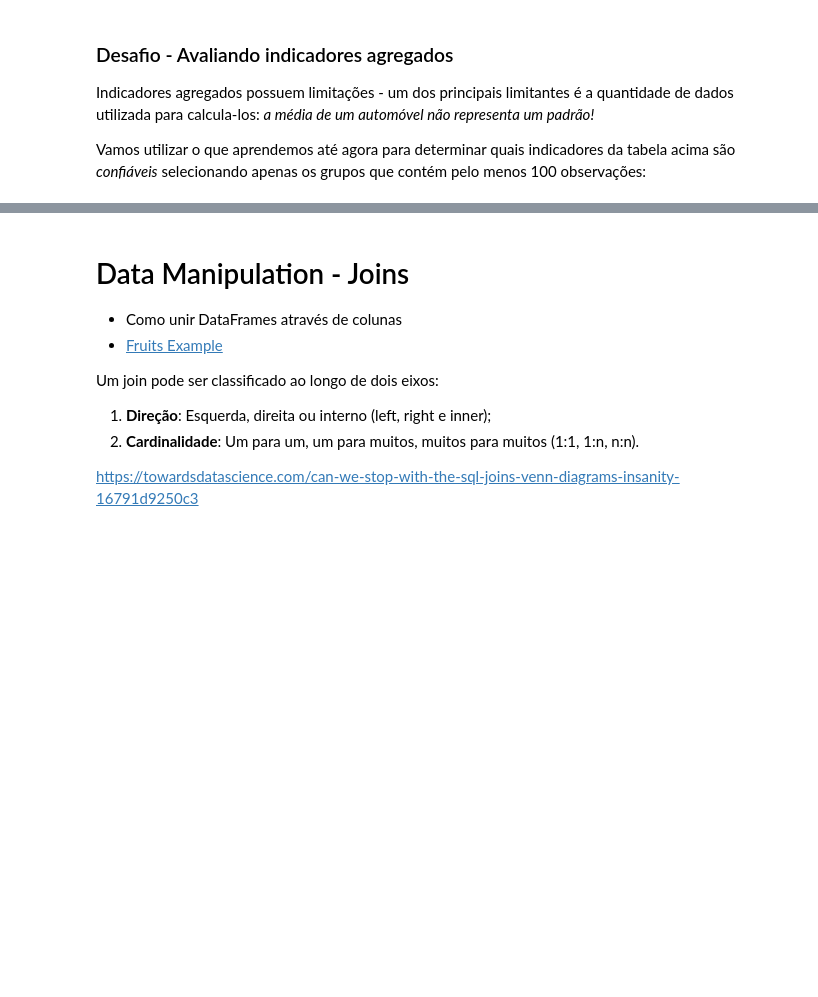
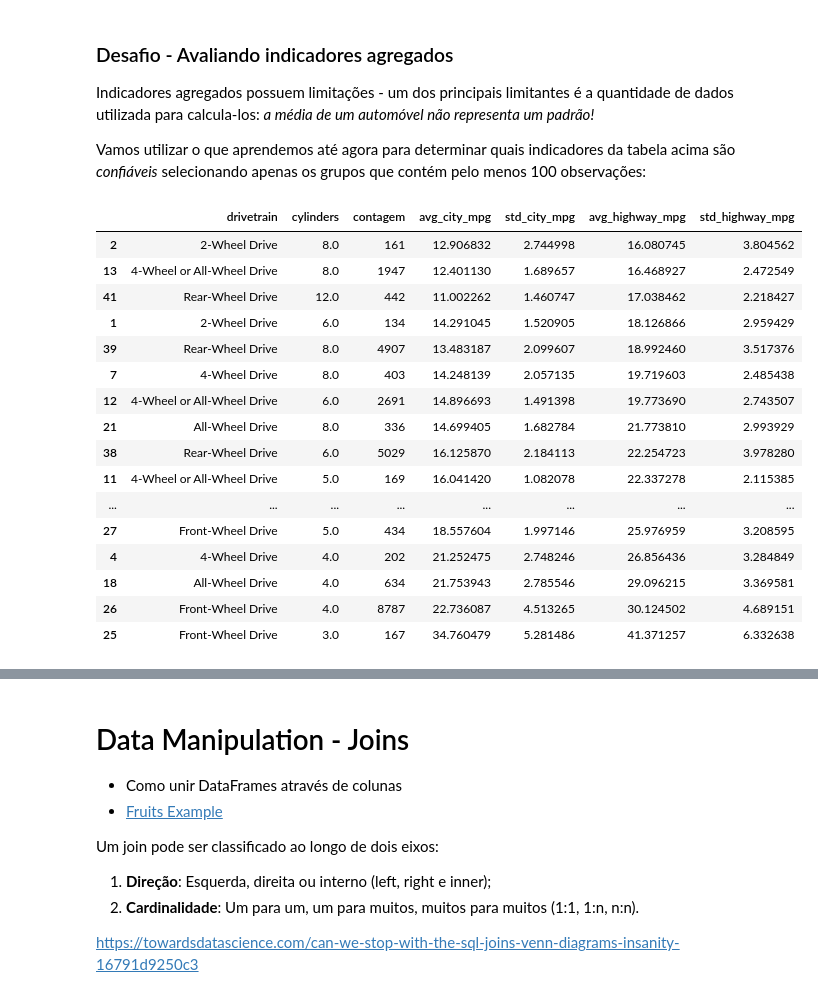
Before and after one commit to sadguilherme/99_PT_JAN2023, a Jupyter notebook: aulas/20230207 Data Manipulation - Aggregation.ipynb, the cells around one changed output, grey strips where cells are left out. Cells and saved outputs as stored; diff of their text form; code cells hidden in the pictures; blank space fills up the shorter version.

```diff
--- a/aulas/20230207 Data Manipulation - Aggregation.ipynb
+++ b/aulas/20230207 Data Manipulation - Aggregation.ipynb
@@ -222,0 +736,33 @@ Vamos utilizar o que aprendemos até agora para determinar quais indicadores da
+# %%
+tb_agg_veic = (
+    tb_veic
+    .groupby(by=["drivetrain", "cylinders"])
+    .agg(
+        contagem=("year", "count"), # contagem = pd.NamedAgg(column = "year", aggfunc = "count")
+        avg_city_mpg=("city_mpg", "mean"),
+        std_city_mpg=("city_mpg", "std"),
+        avg_highway_mpg=("highway_mpg", "mean"),
+        std_highway_mpg=("highway_mpg", "std"),
+    )
+    .reset_index()
+)
+# %%
+tb_agg_veic[tb_agg_veic["contagem"] > 100].sort_values("avg_highway_mpg")
+# %% [output]
+|  | drivetrain | cylinders | contagem | avg_city_mpg | std_city_mpg | avg_highway_mpg | std_highway_mpg |
+| 2 | 2-Wheel Drive | 8.0 | 161 | 12.906832 | 2.744998 | 16.080745 | 3.804562 |
+| 13 | 4-Wheel or All-Wheel Drive | 8.0 | 1947 | 12.401130 | 1.689657 | 16.468927 | 2.472549 |
+| 41 | Rear-Wheel Drive | 12.0 | 442 | 11.002262 | 1.460747 | 17.038462 | 2.218427 |
+| 1 | 2-Wheel Drive | 6.0 | 134 | 14.291045 | 1.520905 | 18.126866 | 2.959429 |
+| 39 | Rear-Wheel Drive | 8.0 | 4907 | 13.483187 | 2.099607 | 18.992460 | 3.517376 |
+| 7 | 4-Wheel Drive | 8.0 | 403 | 14.248139 | 2.057135 | 19.719603 | 2.485438 |
+| 12 | 4-Wheel or All-Wheel Drive | 6.0 | 2691 | 14.896693 | 1.491398 | 19.773690 | 2.743507 |
+| 21 | All-Wheel Drive | 8.0 | 336 | 14.699405 | 1.682784 | 21.773810 | 2.993929 |
+| 38 | Rear-Wheel Drive | 6.0 | 5029 | 16.125870 | 2.184113 | 22.254723 | 3.978280 |
+| 11 | 4-Wheel or All-Wheel Drive | 5.0 | 169 | 16.041420 | 1.082078 | 22.337278 | 2.115385 |
+| ... | ... | ... | ... | ... | ... | ... | ... |
+| 27 | Front-Wheel Drive | 5.0 | 434 | 18.557604 | 1.997146 | 25.976959 | 3.208595 |
+| 4 | 4-Wheel Drive | 4.0 | 202 | 21.252475 | 2.748246 | 26.856436 | 3.284849 |
+| 18 | All-Wheel Drive | 4.0 | 634 | 21.753943 | 2.785546 | 29.096215 | 3.369581 |
+| 26 | Front-Wheel Drive | 4.0 | 8787 | 22.736087 | 4.513265 | 30.124502 | 4.689151 |
+| 25 | Front-Wheel Drive | 3.0 | 167 | 34.760479 | 5.281486 | 41.371257 | 6.332638 |
```
Also changed, not shown: parts of 70 cells of this notebook.
